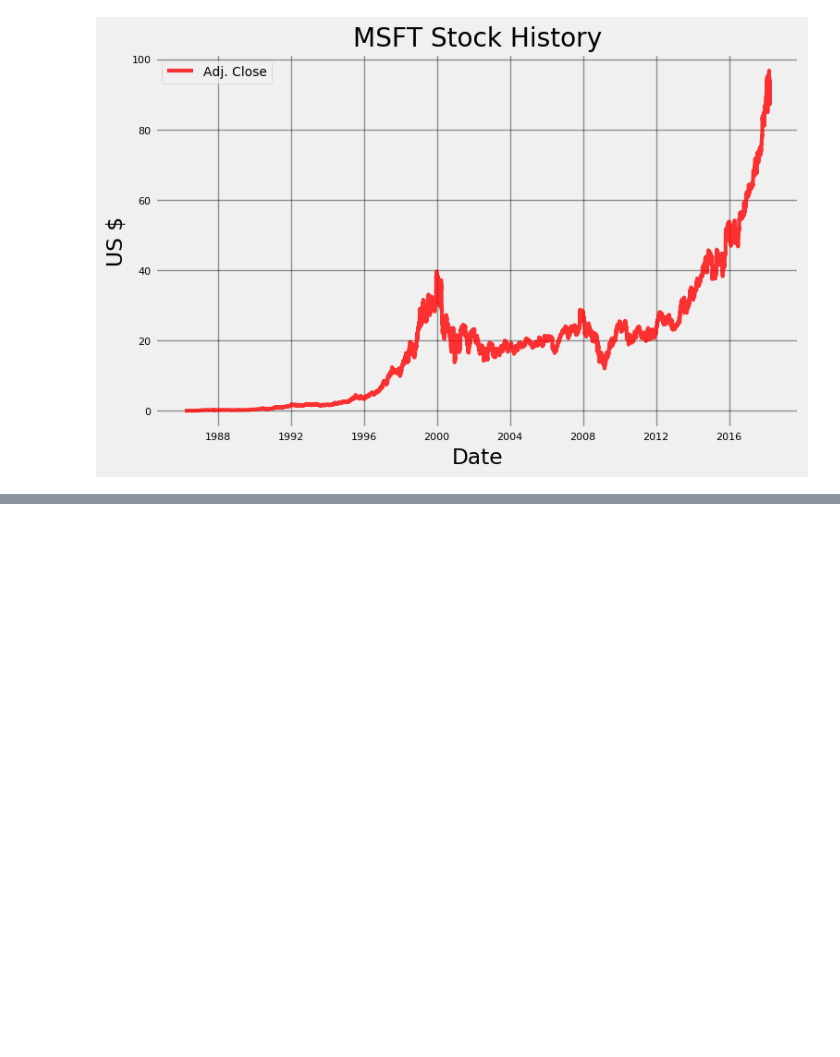
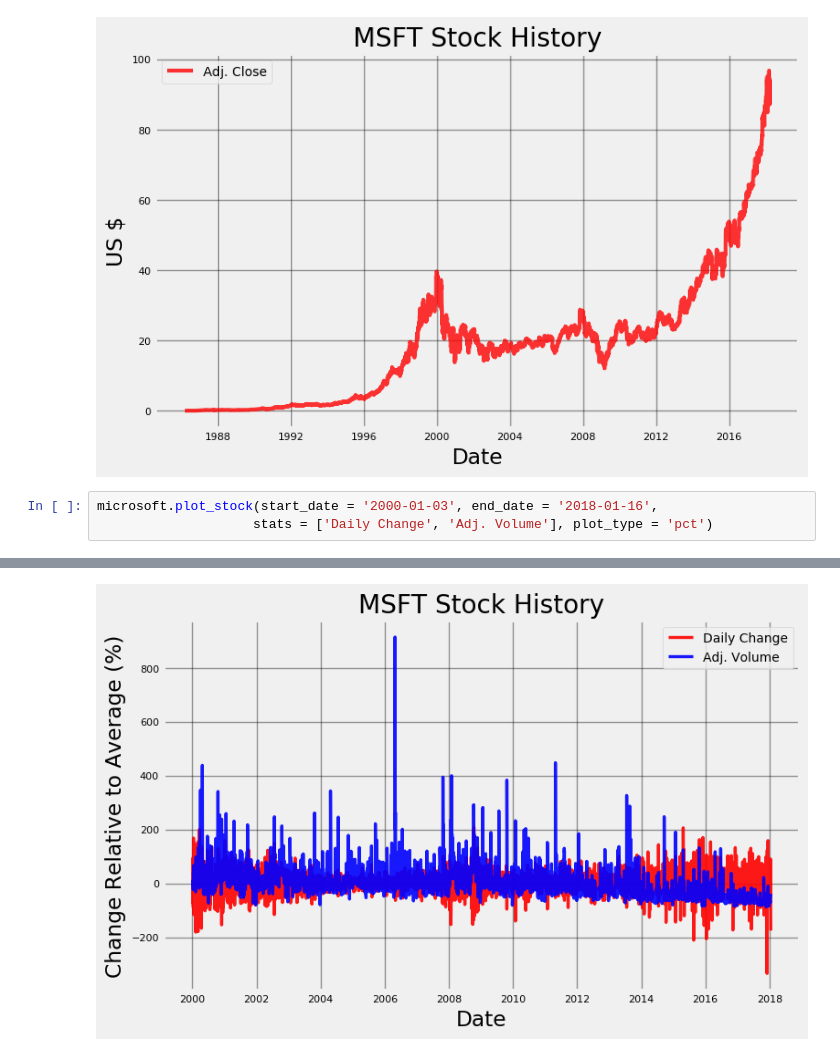
Before and after one commit to kalam360/dse-stock-analysis, a Jupyter notebook: stocker-analysis/base-analysis-learning.ipynb, the cells around one changed output, grey strips where cells are left out. Saved outputs shown, nothing was run; the diff lists cells and outputs as text; blank space fills up the shorter version.

```diff
--- a/stocker-analysis/base-analysis-learning.ipynb
+++ b/stocker-analysis/base-analysis-learning.ipynb
@@ -24,3 +24,7 @@ Maximum Adj. Close = 96.77 on 2018-03-12 00:00:00.
 Minimum Adj. Close = 0.06 on 1986-03-24 00:00:00.
 Current Adj. Close = 89.47 on 2018-03-27 00:00:00.
 [figure]
+# %%
+microsoft.plot_stock(start_date = '2000-01-03', end_date = '2018-01-16',
+                    stats = ['Daily Change', 'Adj. Volume'], plot_type = 'pct')
+# %% [output]
@@ -26,0 +38 @@ Current Adj. Close = 89.47 on 2018-03-27 00:00:00.
+[figure, added]
```
Also changed, not shown: parts of 1 cell of this notebook.
